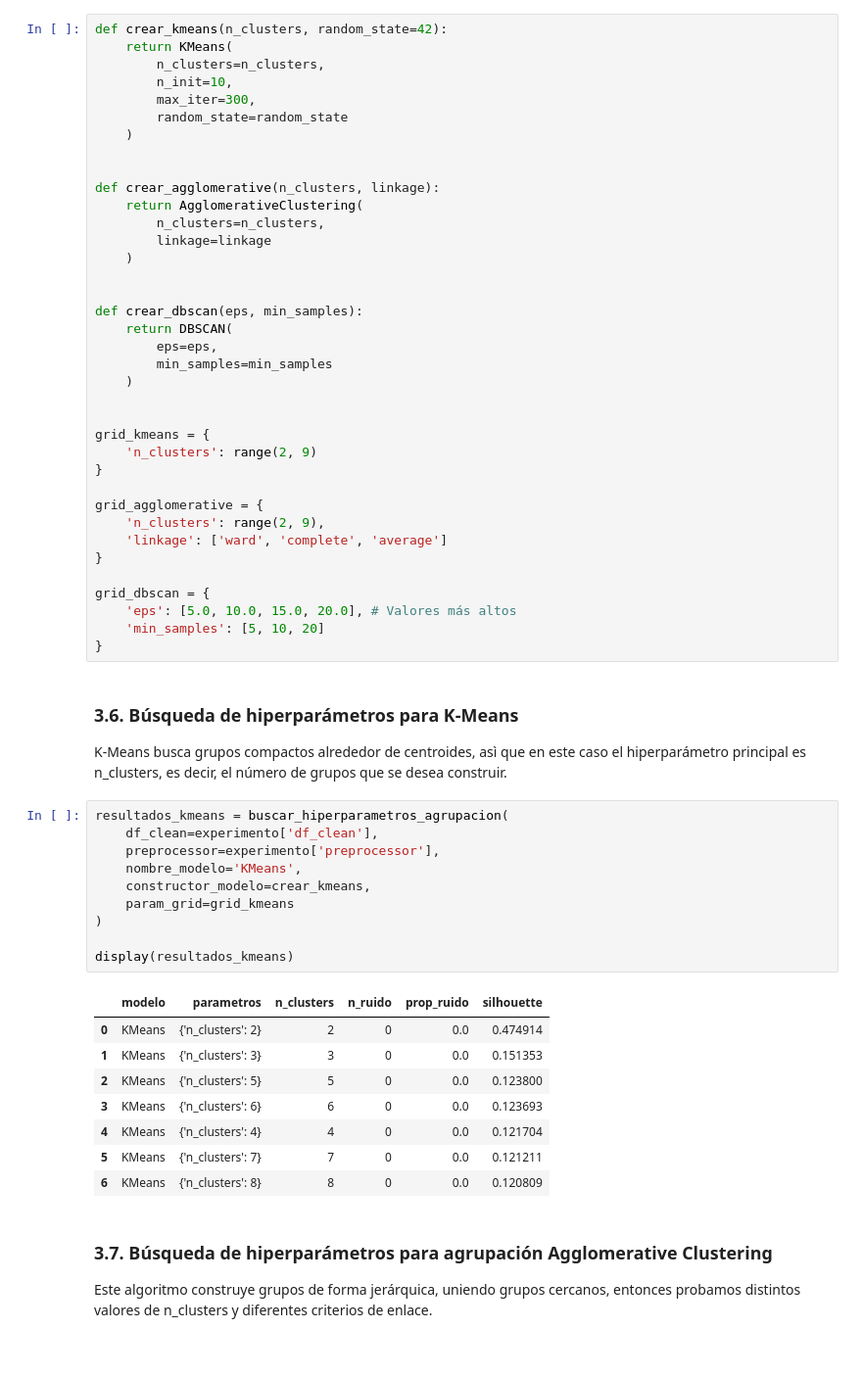
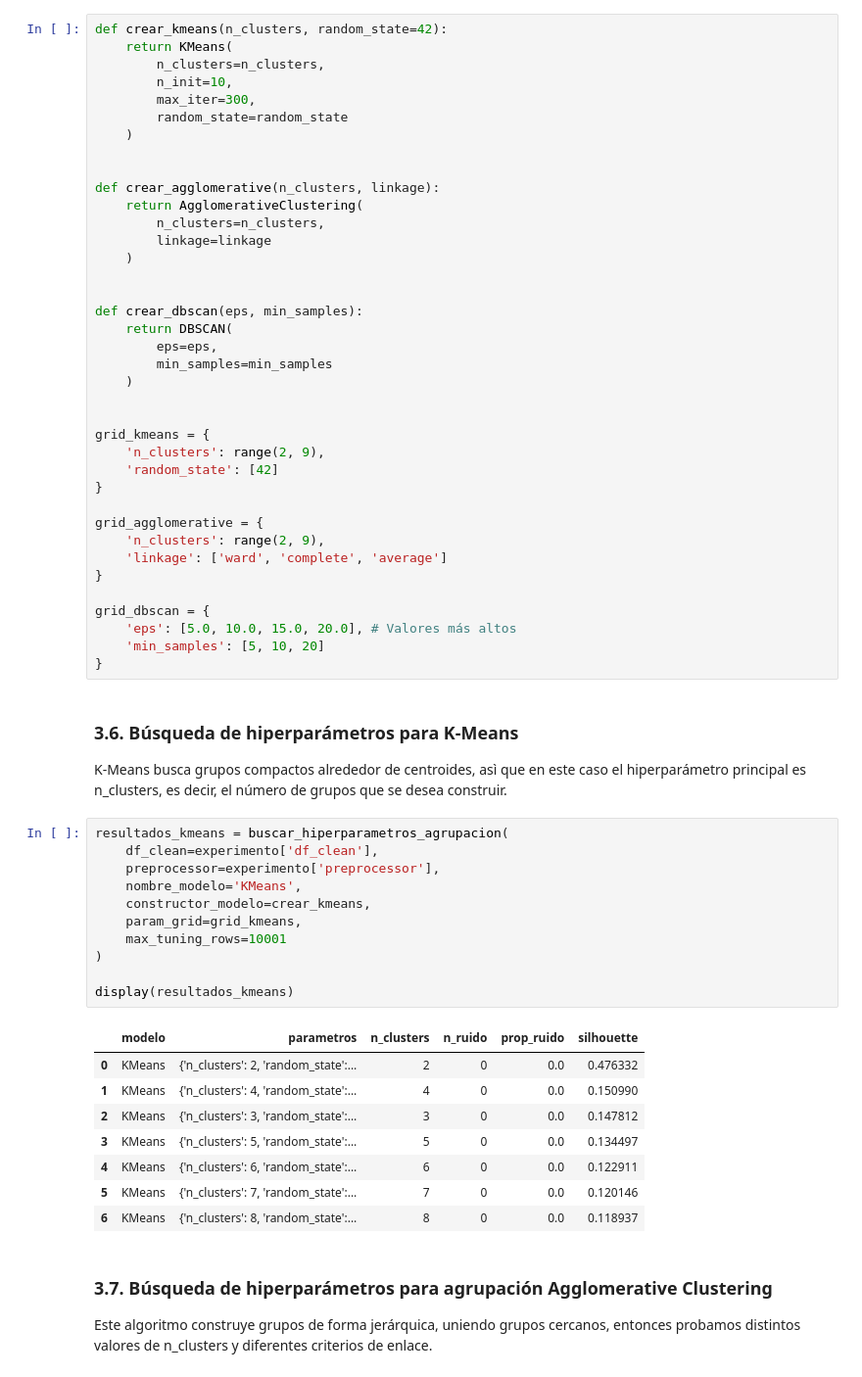
Before and after one commit to Dav1d10/MachineLearningLabs, a Jupyter notebook: Labs/Lab4.ipynb, the cells around one changed output. Shown at 98% size. Cells and saved outputs as stored; diff of their text form.

```diff
--- a/Labs/Lab4.ipynb
+++ b/Labs/Lab4.ipynb
@@ -708,7 +708,8 @@ def crear_dbscan(eps, min_samples):
 
 
 grid_kmeans = {
-    'n_clusters': range(2, 9)
+    'n_clusters': range(2, 9),
+    'random_state': [42]
 }
 
 grid_agglomerative = {
@@ -727,22 +728,23 @@ K-Means busca grupos compactos alrededor de centroides, asì que en este caso el
 # %%
 resultados_kmeans = buscar_hiperparametros_agrupacion(
     df_clean=experimento['df_clean'],
     preprocessor=experimento['preprocessor'],
     nombre_modelo='KMeans',
     constructor_modelo=crear_kmeans,
-    param_grid=grid_kmeans
+    param_grid=grid_kmeans,
+    max_tuning_rows=10001
 )
 
 display(resultados_kmeans)
 # %% [output]
 |  | modelo | parametros | n_clusters | n_ruido | prop_ruido | silhouette |
-| 0 | KMeans | {'n_clusters': 2} | 2 | 0 | 0.0 | 0.474914 |
-| 1 | KMeans | {'n_clusters': 3} | 3 | 0 | 0.0 | 0.151353 |
-| 2 | KMeans | {'n_clusters': 5} | 5 | 0 | 0.0 | 0.123800 |
-| 3 | KMeans | {'n_clusters': 6} | 6 | 0 | 0.0 | 0.123693 |
-| 4 | KMeans | {'n_clusters': 4} | 4 | 0 | 0.0 | 0.121704 |
-| 5 | KMeans | {'n_clusters': 7} | 7 | 0 | 0.0 | 0.121211 |
-| 6 | KMeans | {'n_clusters': 8} | 8 | 0 | 0.0 | 0.120809 |
+| 0 | KMeans | {'n_clusters': 2, 'random_state':... | 2 | 0 | 0.0 | 0.476332 |
+| 1 | KMeans | {'n_clusters': 4, 'random_state':... | 4 | 0 | 0.0 | 0.150990 |
+| 2 | KMeans | {'n_clusters': 3, 'random_state':... | 3 | 0 | 0.0 | 0.147812 |
+| 3 | KMeans | {'n_clusters': 5, 'random_state':... | 5 | 0 | 0.0 | 0.134497 |
+| 4 | KMeans | {'n_clusters': 6, 'random_state':... | 6 | 0 | 0.0 | 0.122911 |
+| 5 | KMeans | {'n_clusters': 7, 'random_state':... | 7 | 0 | 0.0 | 0.120146 |
+| 6 | KMeans | {'n_clusters': 8, 'random_state':... | 8 | 0 | 0.0 | 0.118937 |
 # %% [markdown]
 ### 3.7. Búsqueda de hiperparámetros para agrupación Agglomerative Clustering
 
```
Also changed, not shown: parts of 11 cells of this notebook.
